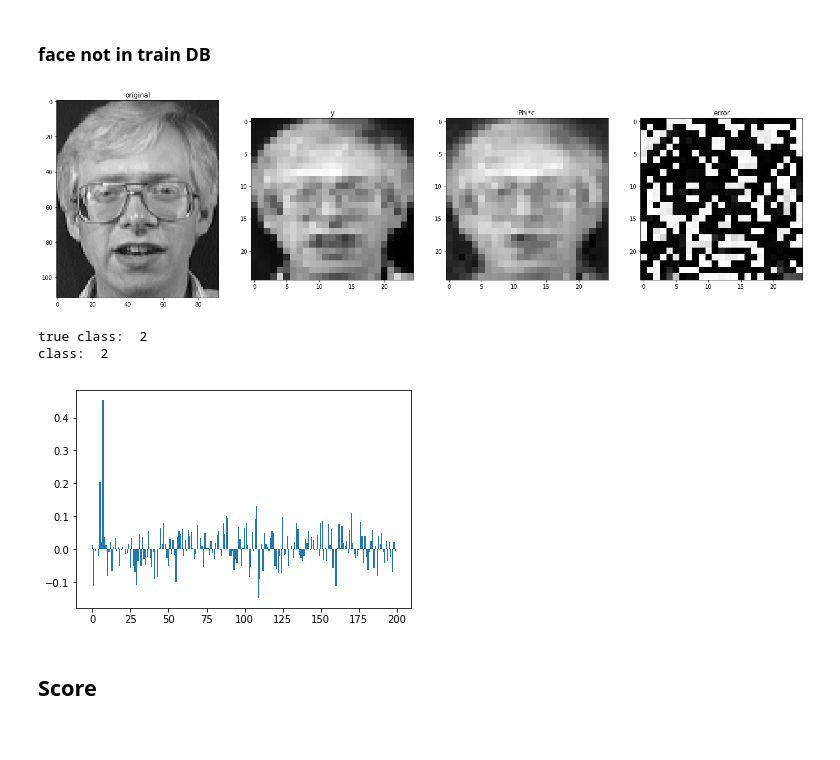
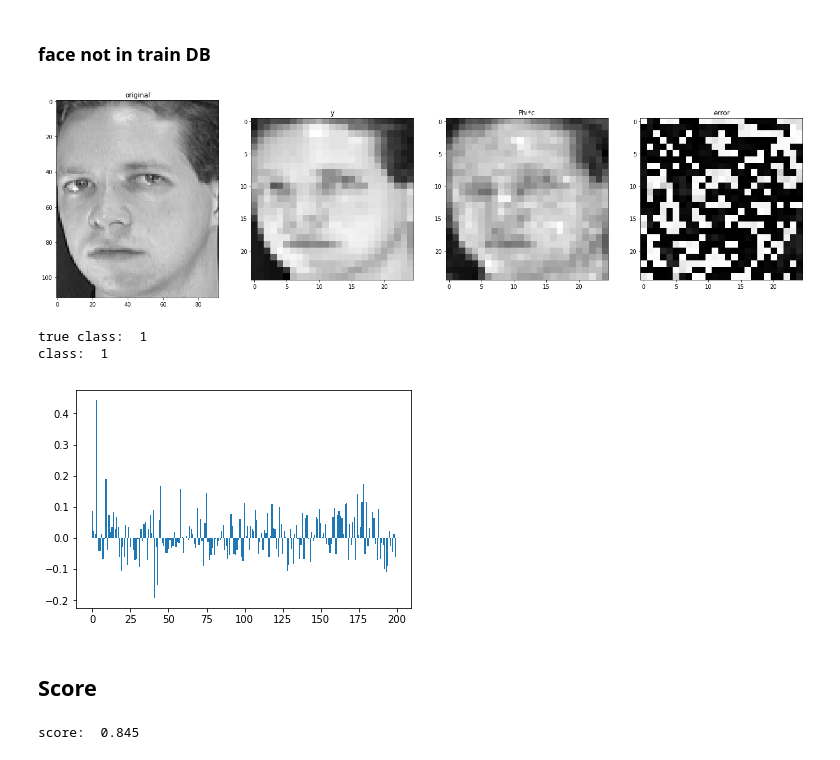
Before and after one commit to NicolasLoiseau/FaceRecognition, a Jupyter notebook: face recogniction.ipynb, the cells around one changed output. Drawn from its saved outputs; the diff is of its cells as text; code cells hidden in the pictures.

Commit message:
which class

```diff
--- a/face recogniction.ipynb
+++ b/face recogniction.ipynb
@@ -35,6 +36,7 @@ def show_images(images, cols = 1, titles = None):
 # LOAD, TRANSFORM AND STORE DATA
 
 class Recognition(object):
+
     def __init__(self, data_path='orl_faces/', n_class=40, resize=None):
         self.data_path = data_path
         self.n_class = n_class
@@ -49,18 +51,13 @@ class Recognition(object):
 
     def load_faces(self):
         data = dict()
-        for i in range(1, 41):
+        for i in range(1, self.n_class+1):
             images = list()
             for j in range(1, 11):
                 path = self.data_path + 's' + str(i) + '/' + str(j) + '.pgm'
                 images.append(cv2.imread(path, 0))
             data[i] = images
         return data
-
-    def show(self, i, j):
-        plt.imshow(self.resized_data[i][j])
-        plt.title('my picture')
-        plt.show()
 
     def resize(self, dsize):
         resized_data = dict()
@@ -76,4 +73,8 @@ class Recognition(object):
         for i, l in self.resized_data.items():
             images += l[:5]
         return np.transpose(np.vstack([img.flatten() for img in images]))
+
+    def which_class(self, c):
+        """Find the most represented class in the vector c."""
+        return np.argmax(np.sum(c.reshape((self.n_class, len(c)//self.n_class)), axis=1)) + 1
 # %%
@@ -193,7 +202,7 @@ epsilon_fista = 0.001
 # gamma = np.max(np.linalg.eigvals(np.dot(np.transpose(fr.phi), fr.phi)))
 gamma = 10000000000
 
-mu = 2*reduction_size[0]*reduction_size[1]/np.linalg.norm(y, ord=1)
+mu = 0.1 # 2*reduction_size[0]*reduction_size[1]/np.linalg.norm(y, ord=1)
 # %% [markdown]
 ## Monitor the convergence depending on mu constant or increasing
 # %%
@@ -242,6 +251,9 @@ mu_iter := 1
 ## Find c with the fast l1 minimisation
 # %% [markdown]
 ### First on a face in the train DB
+# %%
+iter_max = 10
+mu_iter = 1
 # %%
 # load images
 fr = Recognition(resize=reduction_size)
@@ -500,7 +513,7 @@ epsilon_fista = 0.001
 gamma = 10000000000
 
 mu = 0.1#2*reduction_size[0]*reduction_size[1]/np.linalg.norm(y, ord=1)
-iter_max = 60
+iter_max = 50
 mu_iter = 0
 # %% [markdown]
 ### face in train DB
@@ -534,28 +547,28 @@ class:  1
 # %%
 # load images
 fr = Recognition(resize=reduction_size)
 
 # choose the image to classify
-n_person, n_img = (2, 6)
+n_person, n_img = (1, 5)
 y = fr.resized_data[n_person][n_img].flatten().astype('float64')
 
 c, c_list, e = minimization_with_occlusion(fr, y, epsilon, epsilon_fista, gamma, mu, mu_iter, iter_max=iter_max)
 
 img = (np.dot(fr.phi, c)).astype('uint8').reshape(reduction_size)
 error = e.astype('uint8').reshape(reduction_size)
 
 images_to_show = [fr.data[n_person][n_img], fr.resized_data[n_person][n_img], img, error]
 show_images(images_to_show, cols=1, titles=['original', 'y', 'Phi*c', 'error'])
 
 print('true class: ', n_person)
-print('class: ', np.argmax(c)//5+1)
+print('class: ', fr.which_class(c))
 plt.bar(np.arange(c.shape[0]), c)
 plt.show()
 # %% [output]
-[figure, old version]
+[figure, new version]
-true class:  2
-class:  2
+true class:  1
+class:  1
-[figure, old version]
+[figure, new version]
 # %% [markdown]
 ## Score
 # %%
@@ -564,7 +577,9 @@ for i, l in fr.resized_data.items():
     for img in l[5:]:
         y = img.flatten().astype('float64')
         c_, dc, e = minimization_with_occlusion(fr, y, epsilon, epsilon_fista, gamma, mu, mu_iter, iter_max=iter_max)
-        print('class: ', np.argmax(c_)//5 + 1, ', ', i == np.argmax(c_)//5 + 1)
+        # print('class: ', fr.which_class(c_), ', ', i == fr.which_class(c_))
         c_list.append(c_)
 
-print('score: ', np.mean(np.array([np.argmax(c_)//5 + 1 for c_ in c_list])==np.array(fr.true_class)))
+print('score: ', np.mean(np.array([fr.which_class(c_) for c_ in c_list])==np.array(fr.true_class)))
+# %% [output]
+score:  0.845
```
Also changed, not shown: parts of 15 cells of this notebook.
